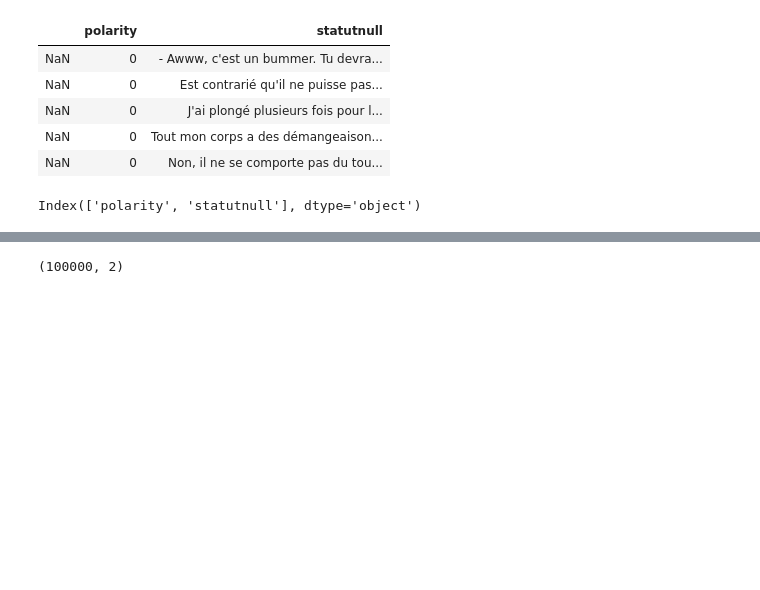
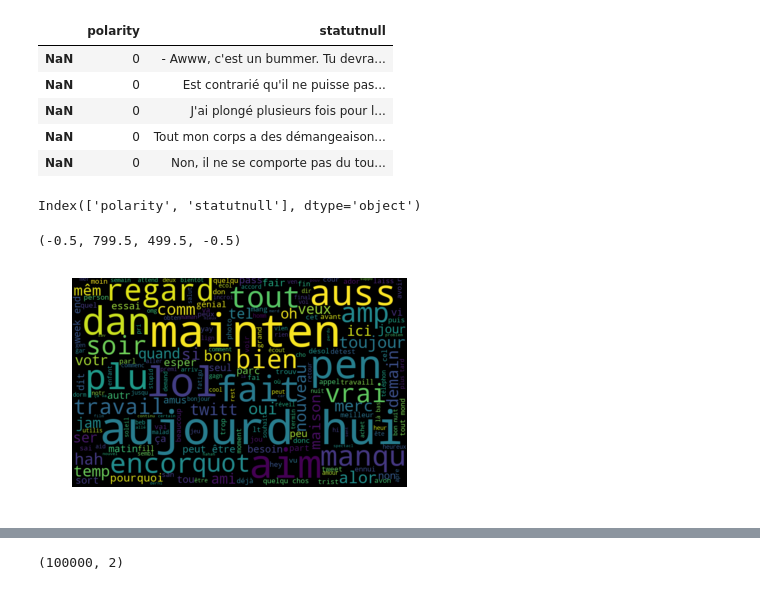
Before and after one commit to alinedebenath/ironhack-datalabs-dataparis0619-pt, a Jupyter notebook: final-project/final-project-NLP.ipynb, the cells around one changed output, grey strips where cells are left out. Drawn from its saved outputs; the diff is of its cells as text; code cells hidden in the pictures; blank space fills up the shorter version.

```diff
--- a/final-project/final-project-NLP.ipynb
+++ b/final-project/final-project-NLP.ipynb
@@ -97,3 +36,13 @@ Index(['polarity', 'statutnull'], dtype='object')
+# %%
+from wordcloud import WordCloud
+import matplotlib.pyplot as plt
+all_text= ' '.join([x for text in train.tweet for x in text])
+wordcloud = WordCloud(width=800, height=500, random_state=21,max_font_size=110).generate(all_text)
+plt.imshow(wordcloud, interpolation="bilinear")
+plt.axis('off')
+# %% [output]
+(-0.5, 799.5, 499.5, -0.5)
+[figure, added]
 # %%
 def clean_up(s):
     import re
```
Also changed, not shown: parts of 34 cells of this notebook, 1 other file.
